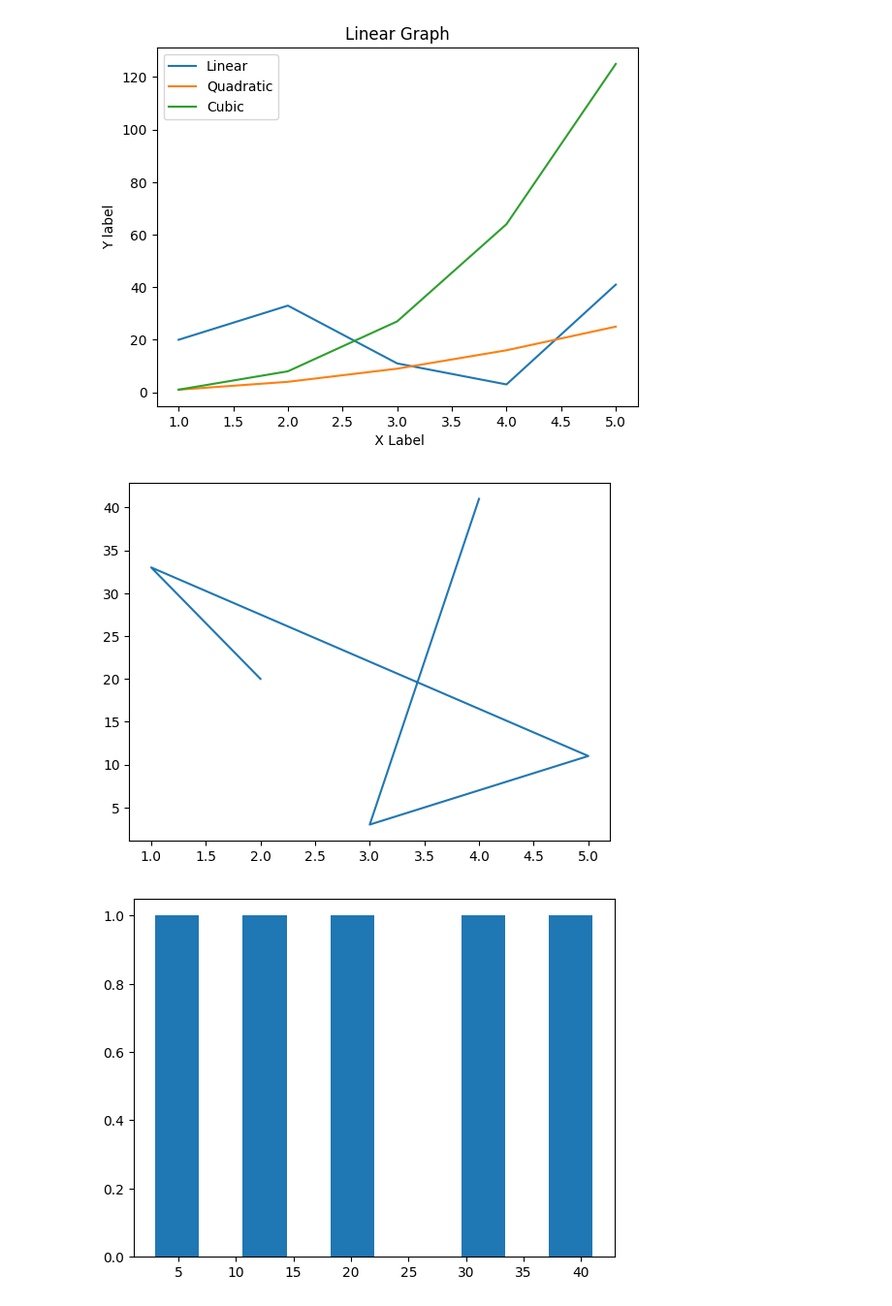
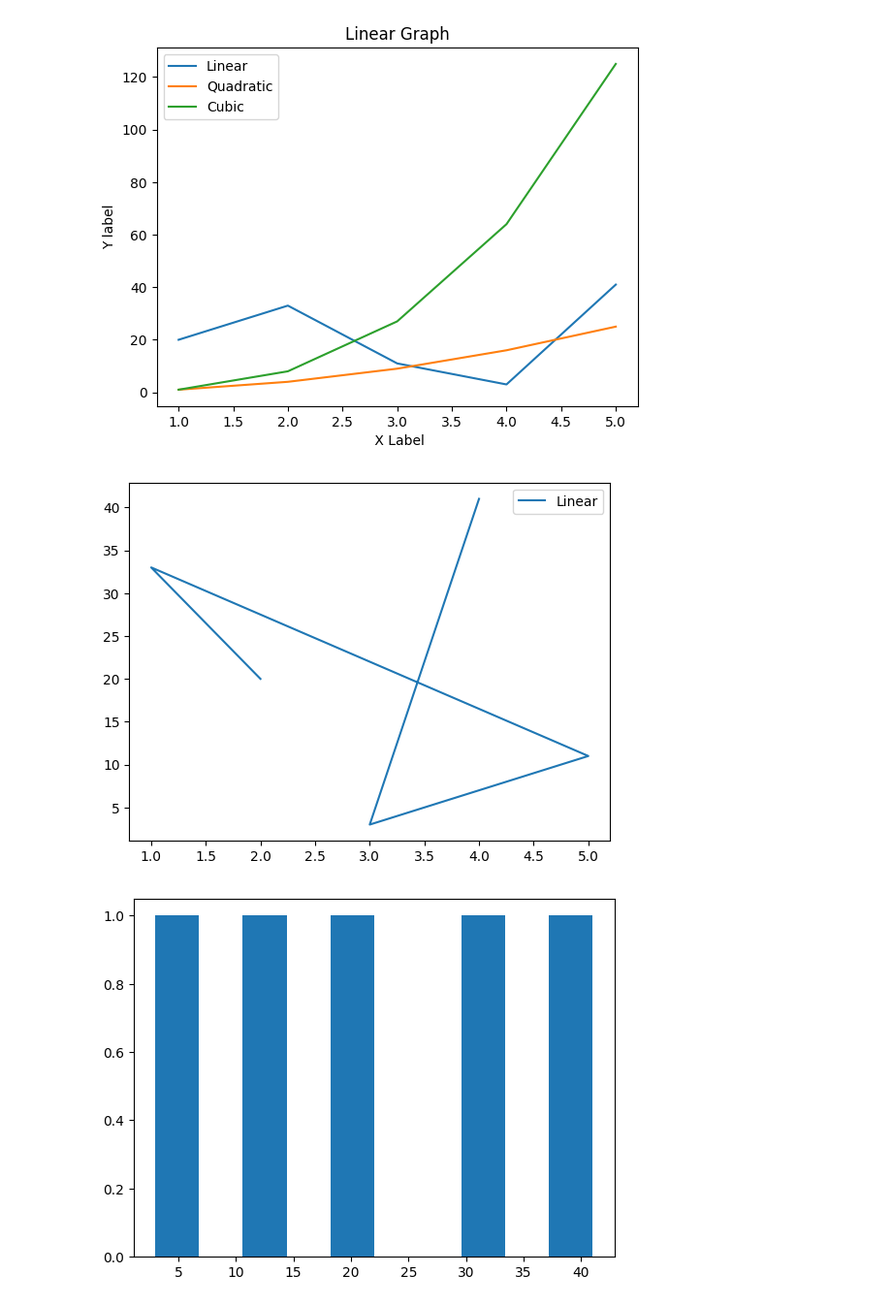
Before and after one commit to sachin5031/Python_Data_Visualization, a Jupyter notebook: data_visualization.ipynb, the cells around one changed output. Shown at 97% size. Cells and saved outputs as stored; diff of their text form; code cells hidden in the pictures.

```diff
--- a/data_visualization.ipynb
+++ b/data_visualization.ipynb
@@ -92,11 +92,12 @@ plt.legend() # Its help to show the label lines with heading in above used
 # %%
 x=np.array([2,1,5,3,4])
 y=np.array([20,33,11,3,41])
 
 plt.plot(x,y,label='Linear')
+plt.legend()
 plt.show()
 # %% [output]
-[figure, old version]
+[figure, new version]
 # %%
 y=np.array([20,33,11,3,41])
 
```
Also changed, not shown: 1 other file.
